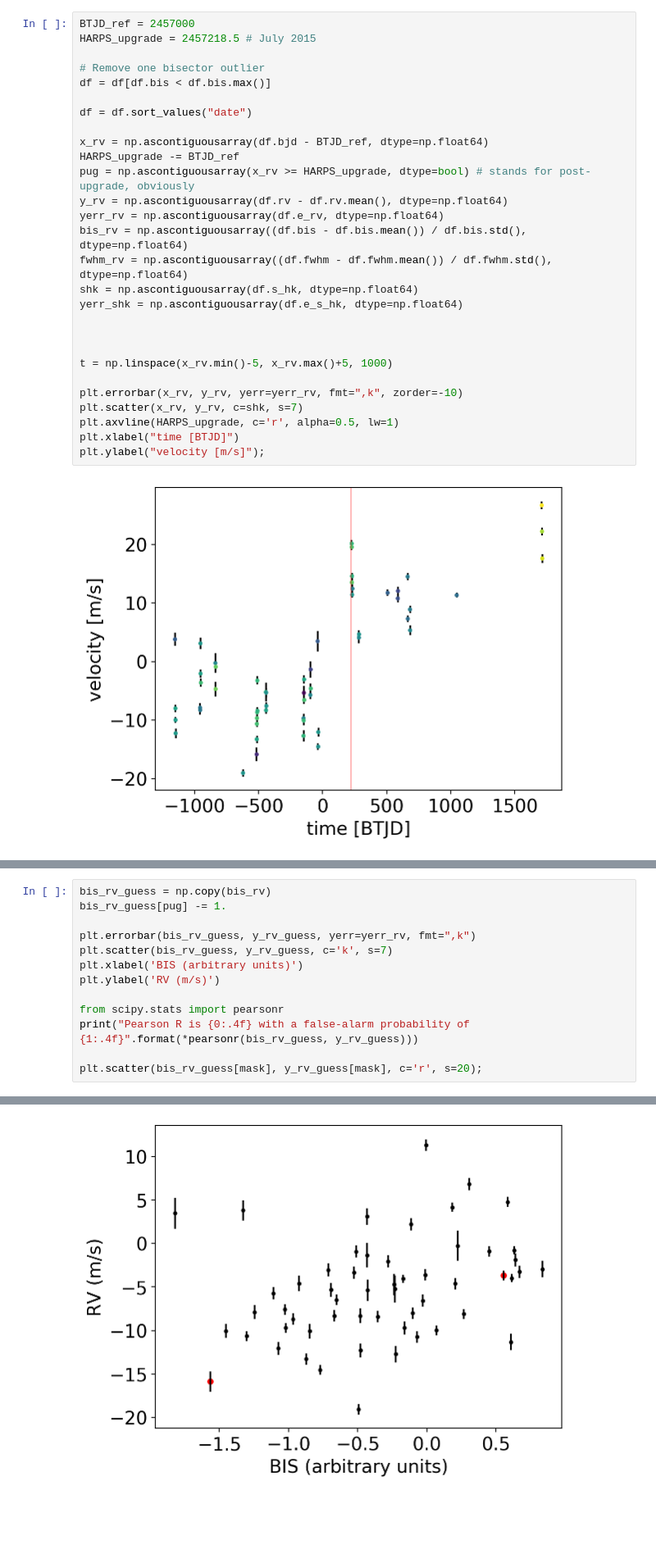
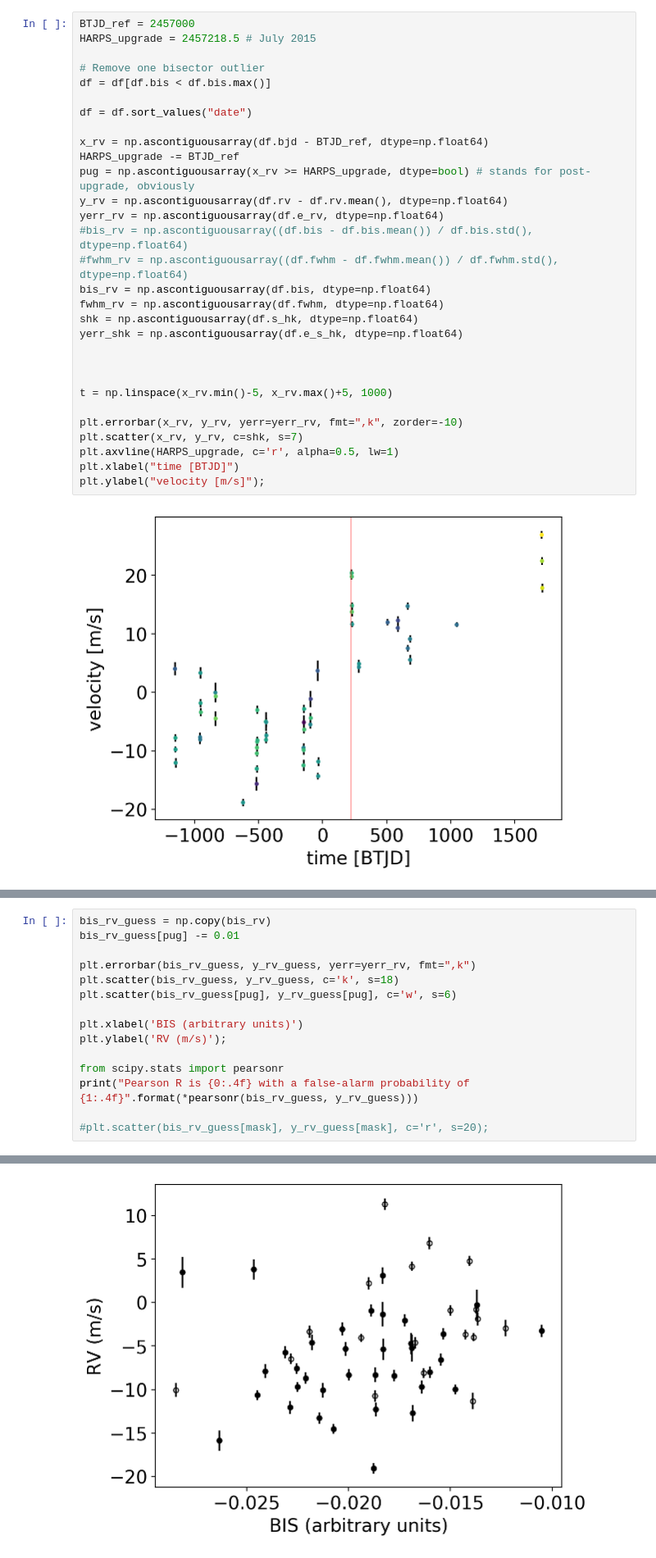
Before and after one commit to megbedell/tesstwin, a Jupyter notebook: notebooks/exoplanet/rv_fit.ipynb, the cells around one changed output, grey strips where cells are left out. Shown at 82% size. Drawn from its saved outputs; the diff is of its cells as text; blank space fills up the shorter version.

```diff
--- a/notebooks/exoplanet/rv_fit.ipynb
+++ b/notebooks/exoplanet/rv_fit.ipynb
@@ -47,8 +58,10 @@ HARPS_upgrade -= BTJD_ref
 pug = np.ascontiguousarray(x_rv >= HARPS_upgrade, dtype=bool) # stands for post-upgrade, obviously
 y_rv = np.ascontiguousarray(df.rv - df.rv.mean(), dtype=np.float64)
 yerr_rv = np.ascontiguousarray(df.e_rv, dtype=np.float64)
-bis_rv = np.ascontiguousarray((df.bis - df.bis.mean()) / df.bis.std(), dtype=np.float64)
-fwhm_rv = np.ascontiguousarray((df.fwhm - df.fwhm.mean()) / df.fwhm.std(), dtype=np.float64)
+#bis_rv = np.ascontiguousarray((df.bis - df.bis.mean()) / df.bis.std(), dtype=np.float64)
+#fwhm_rv = np.ascontiguousarray((df.fwhm - df.fwhm.mean()) / df.fwhm.std(), dtype=np.float64)
+bis_rv = np.ascontiguousarray(df.bis, dtype=np.float64)
+fwhm_rv = np.ascontiguousarray(df.fwhm, dtype=np.float64)
 shk = np.ascontiguousarray(df.s_hk, dtype=np.float64)
 yerr_shk = np.ascontiguousarray(df.e_s_hk, dtype=np.float64)
 
@@ -178,14 +266,16 @@ peaks at:
 # %%
 bis_rv_guess = np.copy(bis_rv)
-bis_rv_guess[pug] -= 1.
+bis_rv_guess[pug] -= 0.01
 
 plt.errorbar(bis_rv_guess, y_rv_guess, yerr=yerr_rv, fmt=",k")
-plt.scatter(bis_rv_guess, y_rv_guess, c='k', s=7)
+plt.scatter(bis_rv_guess, y_rv_guess, c='k', s=18)
+plt.scatter(bis_rv_guess[pug], y_rv_guess[pug], c='w', s=6)
+
 plt.xlabel('BIS (arbitrary units)')
-plt.ylabel('RV (m/s)')
+plt.ylabel('RV (m/s)');
 
 from scipy.stats import pearsonr
 print("Pearson R is {0:.4f} with a false-alarm probability of {1:.4f}".format(*pearsonr(bis_rv_guess, y_rv_guess)))
 
-plt.scatter(bis_rv_guess[mask], y_rv_guess[mask], c='r', s=20);
+#plt.scatter(bis_rv_guess[mask], y_rv_guess[mask], c='r', s=20);
 # %% [output]
@@ -193,4 +283,4 @@ Pearson R is 0.3204 with a false-alarm probability of 0.0171
-[figure, old version]
+[figure, new version]
 # %%
 ls = LombScargle(x_rv, bis_rv_guess)
 freq, power = ls.autopower(minimum_frequency=1.e-4,
```
Also changed, not shown: parts of 33 cells of this notebook, 4 other files.
